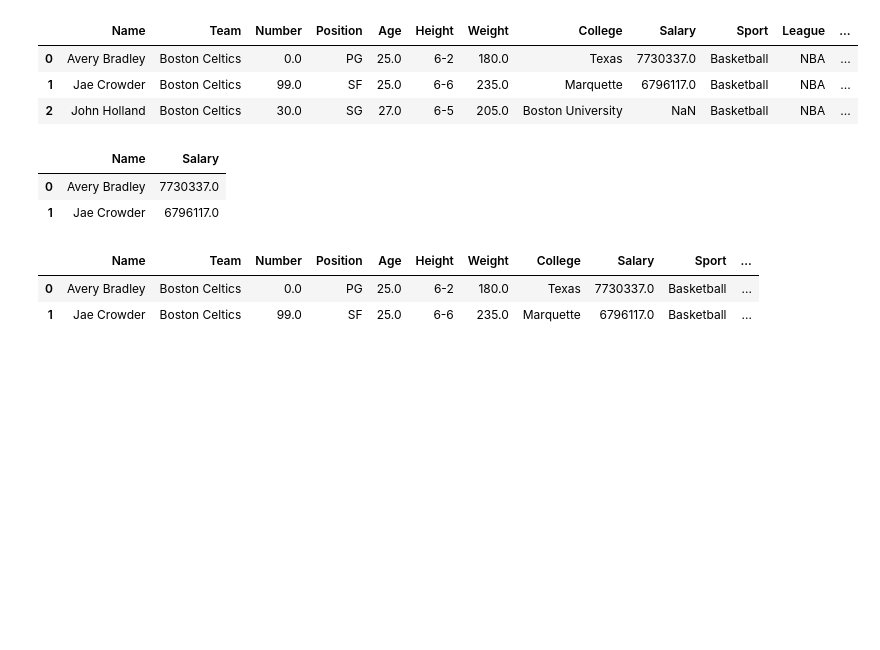
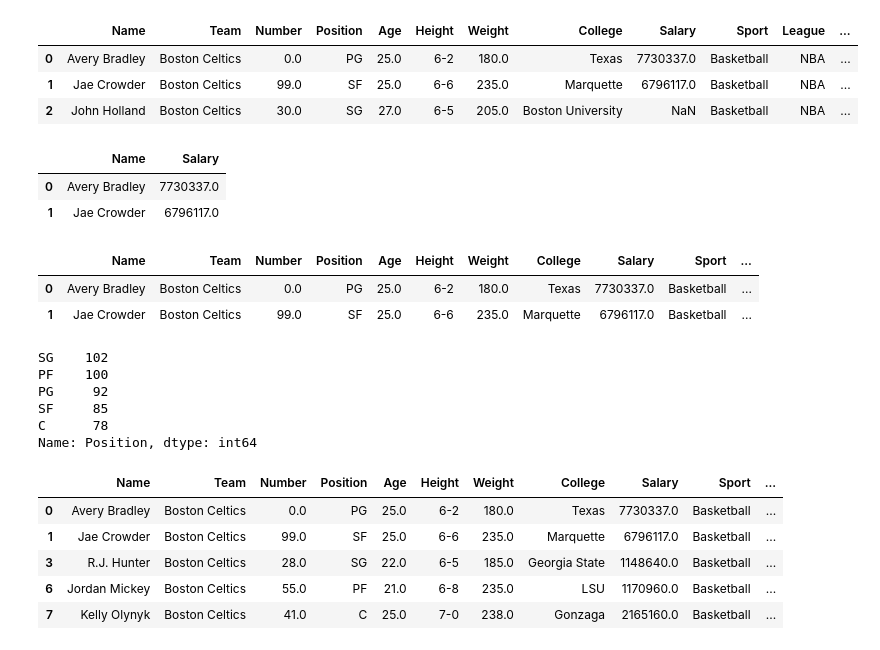
Before and after one commit to Saron773/Winter-2022, a Jupyter notebook: Week_2_Day_1_Pandas.ipynb, the cells around one changed output. Drawn from its saved outputs; the diff is of its cells as text; code cells hidden in the pictures; blank space fills up the shorter version.

```diff
--- a/Week_2_Day_1_Pandas.ipynb
+++ b/Week_2_Day_1_Pandas.ipynb
@@ -389,3 +389,22 @@ nba.head(2)
 |  | Name | Team | Number | Position | Age | Height | Weight | College | Salary | Sport | ... |
 | 0 | Avery Bradley | Boston Celtics | 0.0 | PG | 25.0 | 6-2 | 180.0 | Texas | 7730337.0 | Basketball | ... |
 | 1 | Jae Crowder | Boston Celtics | 99.0 | SF | 25.0 | 6-6 | 235.0 | Marquette | 6796117.0 | Basketball | ... |
+# %%
+nba['Position'].value_counts()
+# %% [output]
+SG    102
+PF    100
+PG     92
+SF     85
+C      78
+Name: Position, dtype: int64
+# %%
+nba.dropna(how='any', inplace=True) #drops rows with values not applicable NaN values
+nba.head()
+# %% [output]
+|  | Name | Team | Number | Position | Age | Height | Weight | College | Salary | Sport | ... |
+| 0 | Avery Bradley | Boston Celtics | 0.0 | PG | 25.0 | 6-2 | 180.0 | Texas | 7730337.0 | Basketball | ... |
+| 1 | Jae Crowder | Boston Celtics | 99.0 | SF | 25.0 | 6-6 | 235.0 | Marquette | 6796117.0 | Basketball | ... |
+| 3 | R.J. Hunter | Boston Celtics | 28.0 | SG | 22.0 | 6-5 | 185.0 | Georgia State | 1148640.0 | Basketball | ... |
+| 6 | Jordan Mickey | Boston Celtics | 55.0 | PF | 21.0 | 6-8 | 235.0 | LSU | 1170960.0 | Basketball | ... |
+| 7 | Kelly Olynyk | Boston Celtics | 41.0 | C | 25.0 | 7-0 | 238.0 | Gonzaga | 2165160.0 | Basketball | ... |
```
Also changed, not shown: parts of 8 cells of this notebook.
